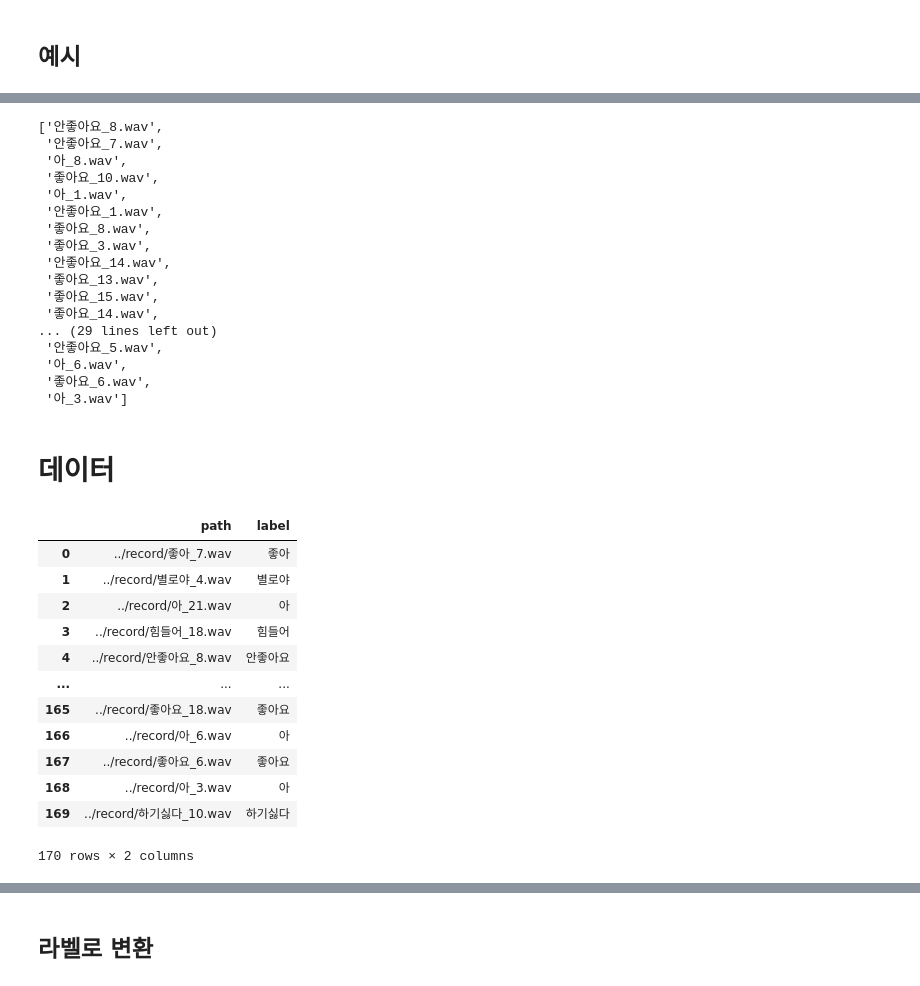
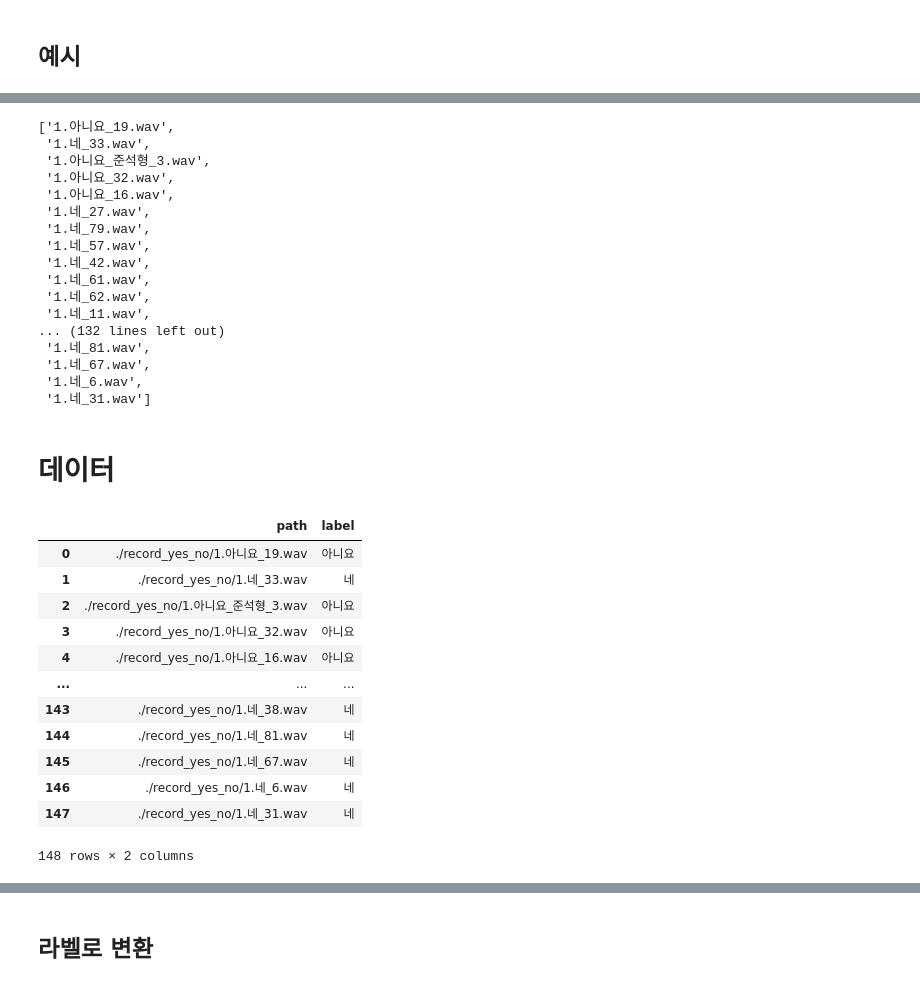
Before and after one commit to addinedu-amr/deeplearning-repo-1, a Jupyter notebook: NLP/mfcc_cnn.ipynb, the cells around one changed output, grey strips where cells are left out. Cells and saved outputs as stored; diff of their text form; code cells hidden in the pictures.

```diff
--- a/NLP/mfcc_cnn.ipynb
+++ b/NLP/mfcc_cnn.ipynb
@@ -103,24 +106,24 @@ Text(0, 0.5, 'MFCC coeff')
 # %%
-train_path = os.listdir('../record/')
+train_path = os.listdir('./record_yes_no/')
 train_path
 # %% [output]
-['안좋아요_8.wav',
- '안좋아요_7.wav',
- '아_8.wav',
- '좋아요_10.wav',
- '아_1.wav',
- '안좋아요_1.wav',
- '좋아요_8.wav',
- '좋아요_3.wav',
- '안좋아요_14.wav',
- '좋아요_13.wav',
- '좋아요_15.wav',
- '좋아요_14.wav',
-... (29 lines left out)
- '안좋아요_5.wav',
- '아_6.wav',
- '좋아요_6.wav',
- '아_3.wav']
+['1.아니요_19.wav',
+ '1.네_33.wav',
+ '1.아니요_준석형_3.wav',
+ '1.아니요_32.wav',
+ '1.아니요_16.wav',
+ '1.네_27.wav',
+ '1.네_79.wav',
+ '1.네_57.wav',
+ '1.네_42.wav',
+ '1.네_61.wav',
+ '1.네_62.wav',
+ '1.네_11.wav',
+... (132 lines left out)
+ '1.네_81.wav',
+ '1.네_67.wav',
+ '1.네_6.wav',
+ '1.네_31.wav']
 # %% [markdown]
 # 데이터
 # %%
@@ -135,29 +151,29 @@ wav_dict = {'아' : 0,
 # %%
 wav_files = []
 
-for file in os.listdir(f'../record/'):
-    wav_files.append(f'../record/{file}')
+for file in os.listdir(f'./record_yes_no/'):
+    wav_files.append(f'./record_yes_no/{file}')
 
 wav_df = pd.DataFrame({'path': wav_files})
 wav_df['label'] = wav_df['path'].apply(lambda x: x.split('/')[-1])
-wav_df['label'] = wav_df['label'].apply(lambda x: x.split('.')[0])
+wav_df['label'] = wav_df['label'].apply(lambda x: x.split('.')[1])
 wav_df['label'] = wav_df['label'].apply(lambda x: x.split('_')[0])
 
 wav_df
 # %% [output]
 |  | path | label |
-| 0 | ../record/좋아_7.wav | 좋아 |
-| 1 | ../record/별로야_4.wav | 별로야 |
-| 2 | ../record/아_21.wav | 아 |
-| 3 | ../record/힘들어_18.wav | 힘들어 |
-| 4 | ../record/안좋아요_8.wav | 안좋아요 |
+| 0 | ./record_yes_no/1.아니요_19.wav | 아니요 |
+| 1 | ./record_yes_no/1.네_33.wav | 네 |
+| 2 | ./record_yes_no/1.아니요_준석형_3.wav | 아니요 |
+| 3 | ./record_yes_no/1.아니요_32.wav | 아니요 |
+| 4 | ./record_yes_no/1.아니요_16.wav | 아니요 |
 | ... | ... | ... |
-| 165 | ../record/좋아요_18.wav | 좋아요 |
-| 166 | ../record/아_6.wav | 아 |
-| 167 | ../record/좋아요_6.wav | 좋아요 |
-| 168 | ../record/아_3.wav | 아 |
-| 169 | ../record/하기싫다_10.wav | 하기싫다 |
+| 143 | ./record_yes_no/1.네_38.wav | 네 |
+| 144 | ./record_yes_no/1.네_81.wav | 네 |
+| 145 | ./record_yes_no/1.네_67.wav | 네 |
+| 146 | ./record_yes_no/1.네_6.wav | 네 |
+| 147 | ./record_yes_no/1.네_31.wav | 네 |
-170 rows × 2 columns
+148 rows × 2 columns
 # %%
 wav_df['label']
 # %% [output]
```
Also changed, not shown: parts of 40 cells of this notebook.
